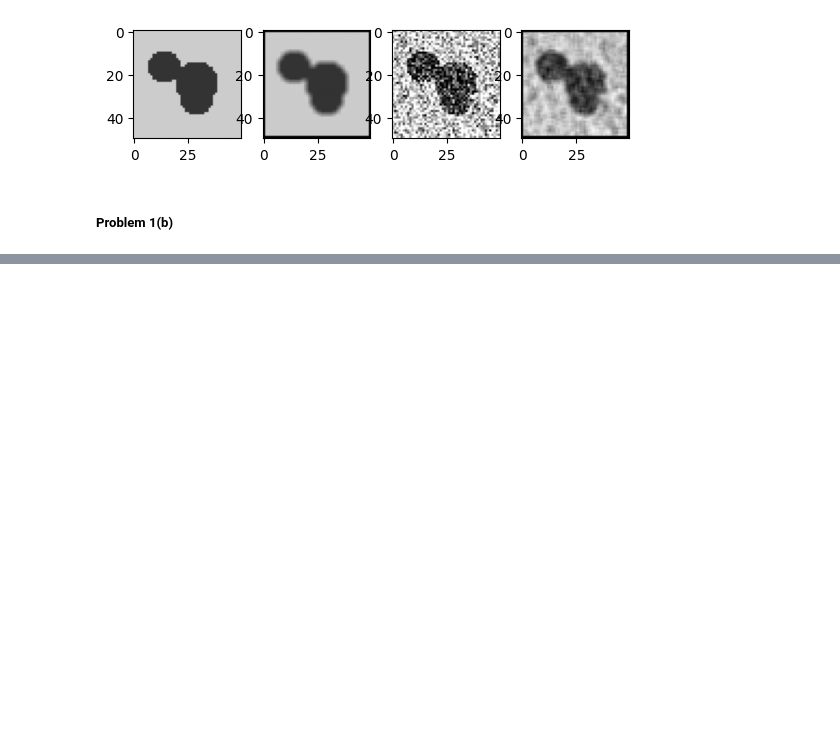
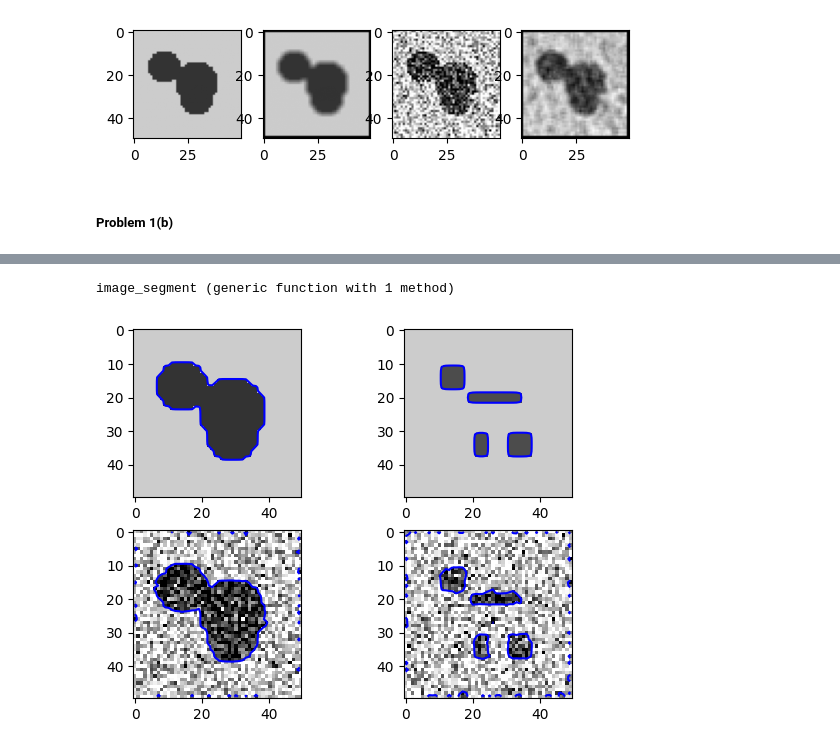
Before and after one commit to TagoreZhao/MATH124, a Jupyter notebook: PA4.ipynb, the cells around one changed output, grey strips where cells are left out. Cells and saved outputs as stored; diff of their text form; code cells hidden in the pictures; blank space fills up the shorter version.

```diff
--- a/PA4.ipynb
+++ b/PA4.ipynb
@@ -98,0 +178,27 @@ stencil_demo(AverageStencil())
+# %%
+function image_segment(A; maxiter=100000)
+    scale = size(A)
+    Φ = initial_value([scale[1],scale[2]])
+    n = 0
+    D = update(Φ,A)
+    while (maximum(abs.(D)) >= 2*10^(-2))&(n<=maxiter)
+        Φ .+= D
+        n += 1
+        D = update(Φ,A)
+    end
+    return Φ
+end
+# %% [output]
+image_segment (generic function with 1 method)
+# %%
+# Test code:
+count = 0
+for noise = [0, 0.3], ver = 1:2
+    subplot(2,2,count+=1)
+    A = test_image(ver, 50, noise)
+    Φ = image_segment(A)
+    imshow(A[:,:,[1,1,1]])
+    contour(Φ, [0.0], colors="b")
+end
+# %% [output]
+[figure, added]
```
Also changed, not shown: parts of 12 cells of this notebook.
